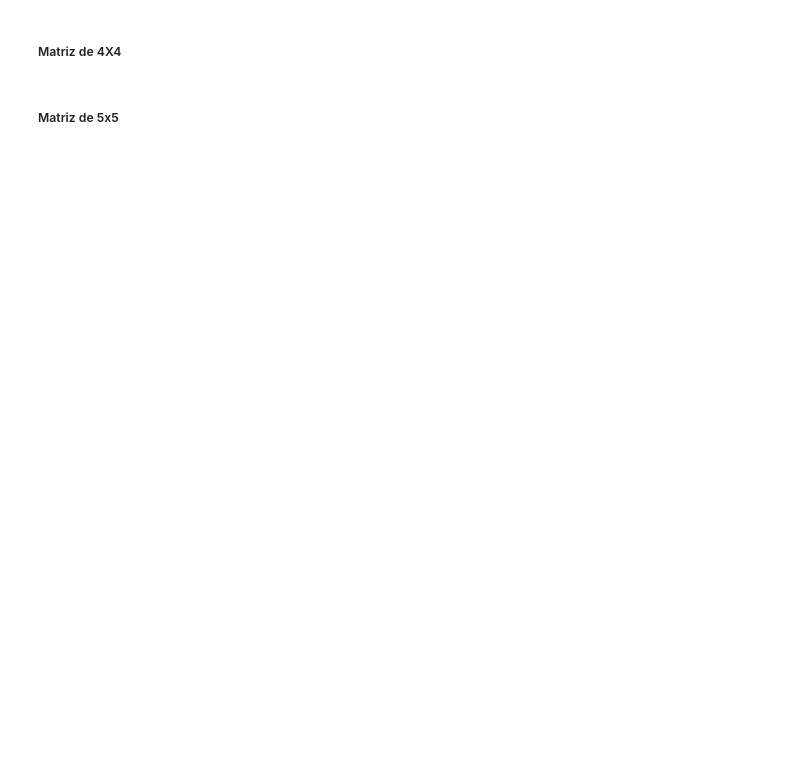
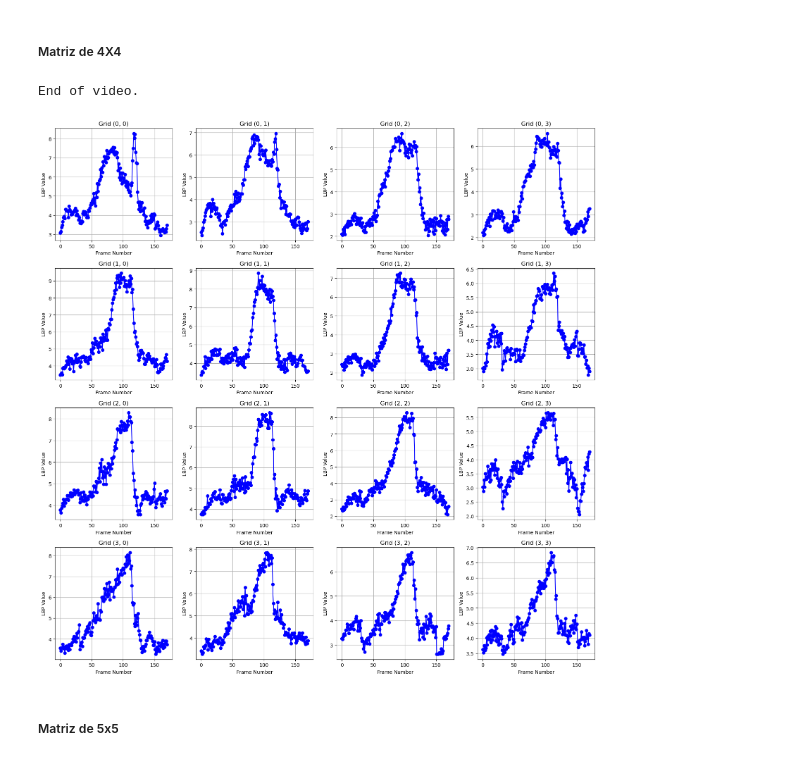
Before and after one commit to christophcharaf/vision_computadora_I, a Jupyter notebook: Material_TPs/TP2/tp_2.ipynb, the cells around one changed output. Cells and saved outputs as stored; diff of their text form; code cells hidden in the pictures; blank space fills up the shorter version.

```diff
--- a/Material_TPs/TP2/tp_2.ipynb
+++ b/Material_TPs/TP2/tp_2.ipynb
@@ -760,7 +829,10 @@ display_video_with_matrix(3, 4, 10, 10)
 # %% [markdown]
 ##### Matriz de 4X4
 # %%
-display_video_with_matrix(4, 4, 10, 10)
+display_video_with_matrix(4, 4, 40, 10)
+# %% [output]
+End of video.
+[figure, added]
 # %% [markdown]
 ##### Matriz de 5x5
 # %%
```
Also changed, not shown: parts of 14 cells of this notebook.
